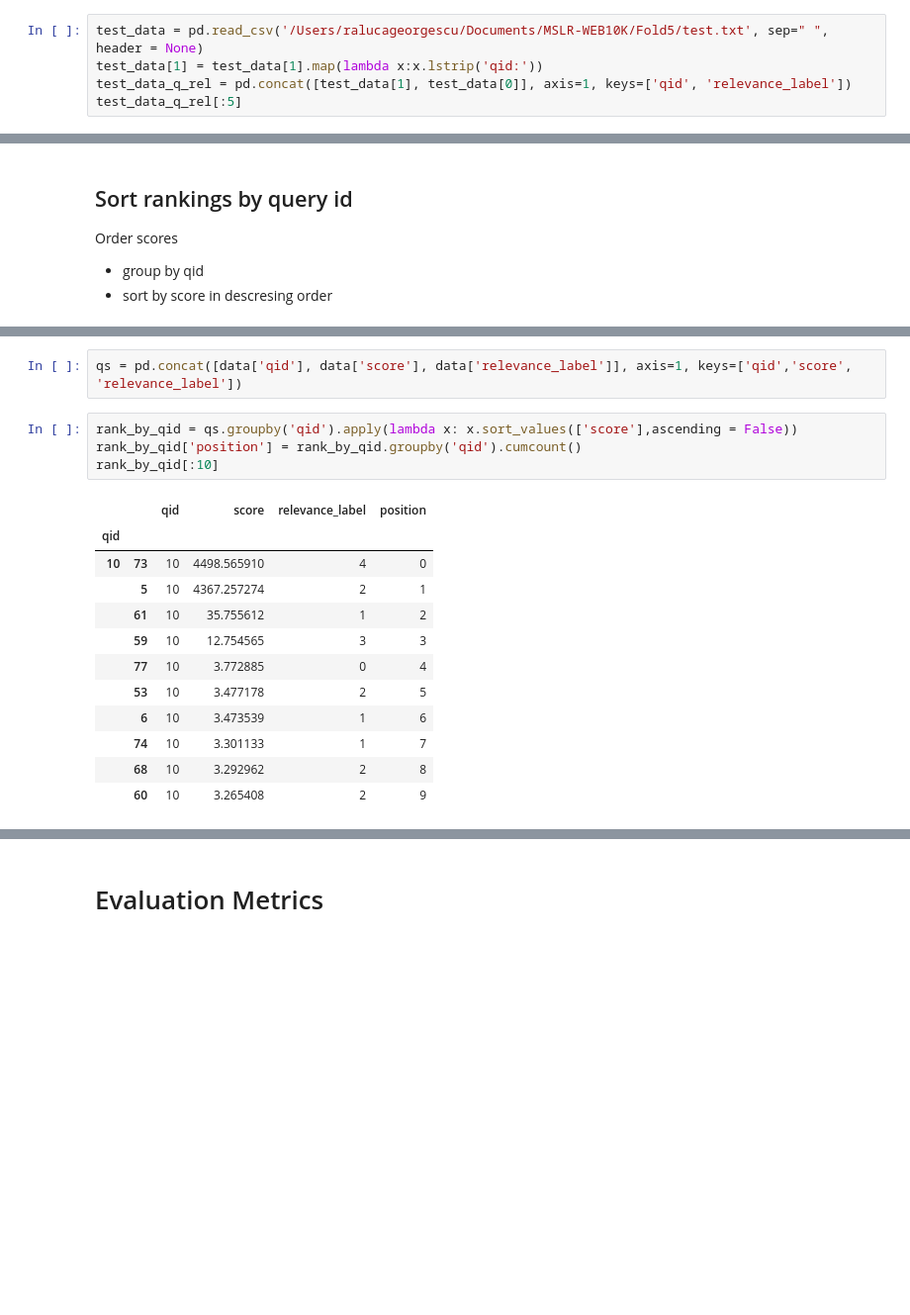
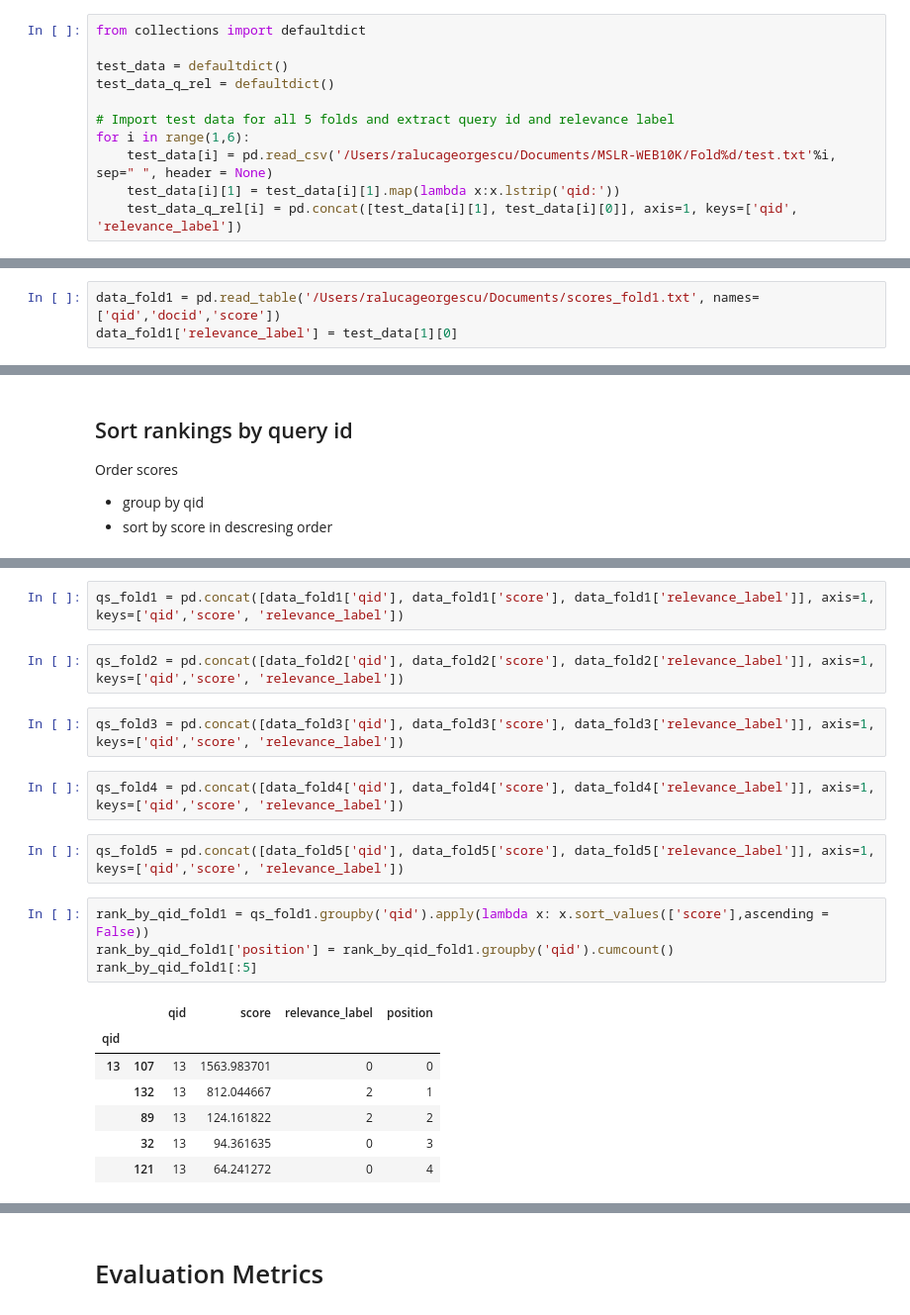
Before and after one commit to RalucaGeorgescu/IRDM, a Jupyter notebook: AdaRank/AdaRank_Evaluation.ipynb, the cells around one changed output, grey strips where cells are left out. Shown at 99% size. Cells and saved outputs as stored; diff of their text form; blank space fills up the shorter version.

Commit message:
AdaRank Evaluation Code

```diff
--- a/AdaRank/AdaRank_Evaluation.ipynb
+++ b/AdaRank/AdaRank_Evaluation.ipynb
@@ -14,7 +7,13 @@ from sklearn.linear_model import LinearRegression
 # %% [markdown]
 These scores are obtained from the run of AdaRank on Fold5 with -noeq flag and -max number of consecutively sampled features set to 1. The analysis investigated why the scores have negative values and ranks them.
 # %%
-test_data = pd.read_csv('/Users/ralucageorgescu/Documents/MSLR-WEB10K/Fold5/test.txt', sep=" ", header = None)
-test_data[1] = test_data[1].map(lambda x:x.lstrip('qid:'))
-test_data_q_rel = pd.concat([test_data[1], test_data[0]], axis=1, keys=['qid', 'relevance_label'])
-test_data_q_rel[:5]
+from collections import defaultdict
+
+test_data = defaultdict()
+test_data_q_rel = defaultdict()
+
+# Import test data for all 5 folds and extract query id and relevance label
+for i in range(1,6):
+    test_data[i] = pd.read_csv('/Users/ralucageorgescu/Documents/MSLR-WEB10K/Fold%d/test.txt'%i, sep=" ", header = None)
+    test_data[i][1] = test_data[i][1].map(lambda x:x.lstrip('qid:'))
+    test_data_q_rel[i] = pd.concat([test_data[i][1], test_data[i][0]], axis=1, keys=['qid', 'relevance_label'])
@@ -27,0 +53,3 @@ test_data_q_rel[:5]
+# %%
+data_fold1 = pd.read_table('/Users/ralucageorgescu/Documents/scores_fold1.txt', names= ['qid','docid','score'])
+data_fold1['relevance_label'] = test_data[1][0]
@@ -90,19 +163,22 @@ Order scores
 # %%
-qs = pd.concat([data['qid'], data['score'], data['relevance_label']], axis=1, keys=['qid','score', 'relevance_label'])
+qs_fold1 = pd.concat([data_fold1['qid'], data_fold1['score'], data_fold1['relevance_label']], axis=1, keys=['qid','score', 'relevance_label'])
+# %%
+qs_fold2 = pd.concat([data_fold2['qid'], data_fold2['score'], data_fold2['relevance_label']], axis=1, keys=['qid','score', 'relevance_label'])
+# %%
+qs_fold3 = pd.concat([data_fold3['qid'], data_fold3['score'], data_fold3['relevance_label']], axis=1, keys=['qid','score', 'relevance_label'])
+# %%
+qs_fold4 = pd.concat([data_fold4['qid'], data_fold4['score'], data_fold4['relevance_label']], axis=1, keys=['qid','score', 'relevance_label'])
+# %%
+qs_fold5 = pd.concat([data_fold5['qid'], data_fold5['score'], data_fold5['relevance_label']], axis=1, keys=['qid','score', 'relevance_label'])
 # %%
-rank_by_qid = qs.groupby('qid').apply(lambda x: x.sort_values(['score'],ascending = False))
-rank_by_qid['position'] = rank_by_qid.groupby('qid').cumcount()
-rank_by_qid[:10]
+rank_by_qid_fold1 = qs_fold1.groupby('qid').apply(lambda x: x.sort_values(['score'],ascending = False))
+rank_by_qid_fold1['position'] = rank_by_qid_fold1.groupby('qid').cumcount()
+rank_by_qid_fold1[:5]
 # %% [output]
 |  |  | qid | score | relevance_label | position |
 | qid |  |  |  |  |  |
-| 10 | 73 | 10 | 4498.565910 | 4 | 0 |
-|  | 5 | 10 | 4367.257274 | 2 | 1 |
-|  | 61 | 10 | 35.755612 | 1 | 2 |
-|  | 59 | 10 | 12.754565 | 3 | 3 |
-|  | 77 | 10 | 3.772885 | 0 | 4 |
-|  | 53 | 10 | 3.477178 | 2 | 5 |
-|  | 6 | 10 | 3.473539 | 1 | 6 |
-|  | 74 | 10 | 3.301133 | 1 | 7 |
-|  | 68 | 10 | 3.292962 | 2 | 8 |
-|  | 60 | 10 | 3.265408 | 2 | 9 |
+| 13 | 107 | 13 | 1563.983701 | 0 | 0 |
+|  | 132 | 13 | 812.044667 | 2 | 1 |
+|  | 89 | 13 | 124.161822 | 2 | 2 |
+|  | 32 | 13 | 94.361635 | 0 | 3 |
+|  | 121 | 13 | 64.241272 | 0 | 4 |
```
Also changed, not shown: parts of 46 cells of this notebook.
